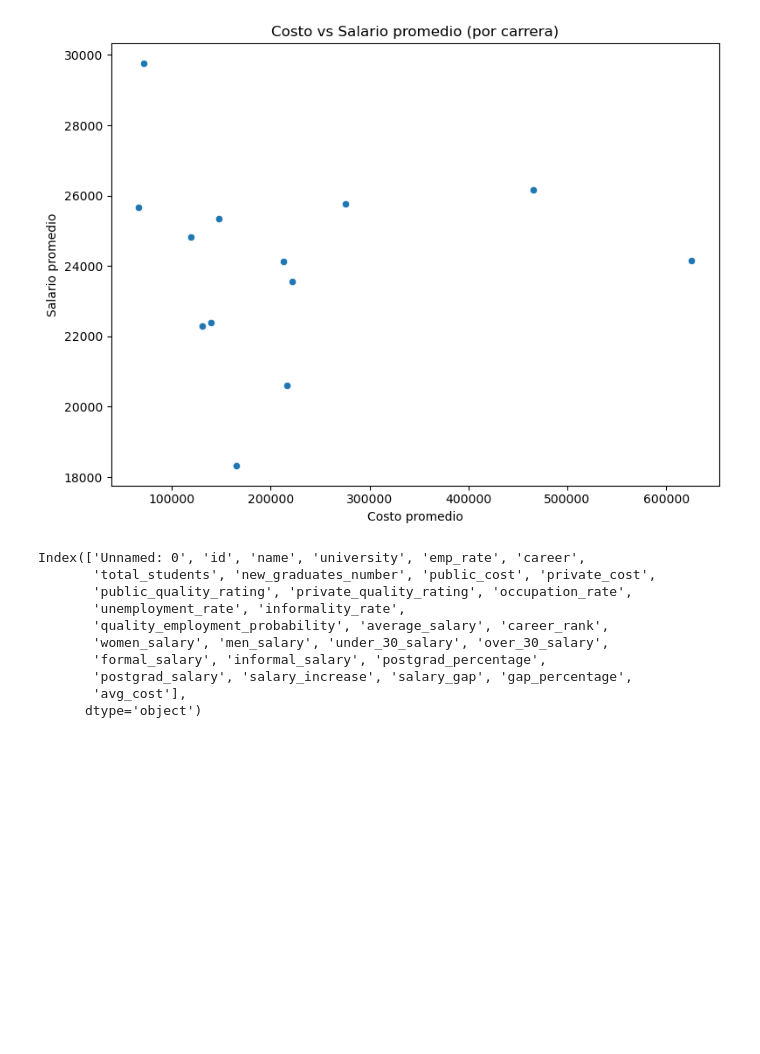
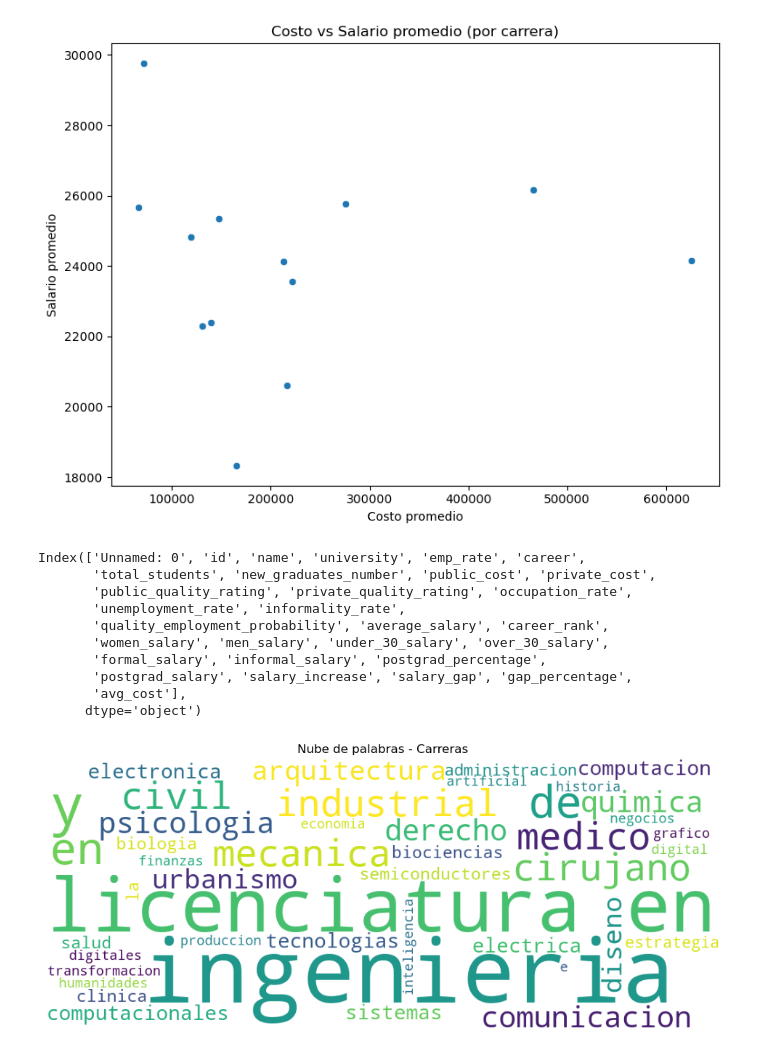
Before and after one commit to Luis-Navarro13/IAA, a Jupyter notebook: DL/Reto/EDA.ipynb, the cells around one changed output. Drawn from its saved outputs; the diff is of its cells as text; code cells hidden in the pictures; blank space fills up the shorter version.

```diff
--- a/DL/Reto/EDA.ipynb
+++ b/DL/Reto/EDA.ipynb
@@ -814,7 +837,11 @@ Index(['Unnamed: 0', 'id', 'name', 'university', 'emp_rate', 'career',
        'avg_cost'],
       dtype='object')
 # %%
-text = " ".join(df['career'].dropna().astype(str).tolist())
+from unidecode import unidecode
+from wordcloud import WordCloud
+text = " ".join(df['name'].dropna().astype(str).tolist())
 text = unidecode(text.lower())
 wc = WordCloud(width=1000, height=400, background_color="white").generate(text)
 plt.figure(figsize=(12,5)); plt.imshow(wc); plt.axis("off"); plt.title("Nube de palabras - Carreras"); plt.show()
+# %% [output]
+[figure, added]
```
Also changed, not shown: parts of 2 cells of this notebook.
